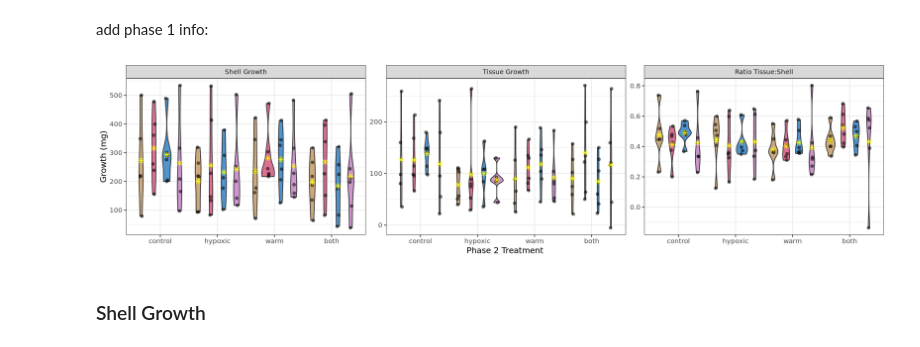
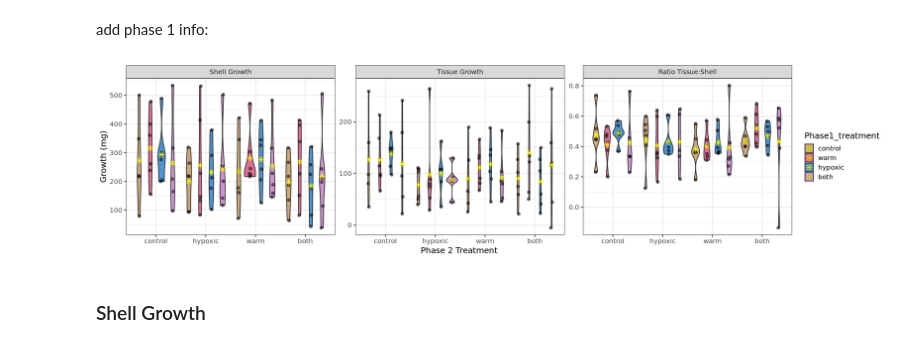
Before and after one commit to jgmcdonough/CE24_RNA-seq, a Jupyter notebook: analysis/growth/growth_treatments.ipynb, the cells around one changed output. Drawn from its saved outputs; the diff is of its cells as text; code cells hidden in the pictures.

Commit message:
add guide back

```diff
--- a/analysis/growth/growth_treatments.ipynb
+++ b/analysis/growth/growth_treatments.ipynb
@@ -125,35 +125,35 @@ p2.data$Phase2_treatment <- factor(p2.data$Phase2_treatment, levels = c('control
 # change facet wrap labels
 custom_labels <- as_labeller(c(
   "Actual_shell_growth_mg" = "Shell Growth",
   "Actual_tissue_growth_mg" = "Tissue Growth",
   "Ratio_tissue_shell_mg" = "Ratio Tissue:Shell"
 ))
 
 ggplot(p2.data, aes(x = Phase2_treatment, y = Growth_mg, fill = Phase1_treatment)) +
   geom_violin(position = position_dodge(width = 0.9)) +
   geom_point(
     alpha = 0.5,
     position = position_jitterdodge(
       jitter.width = 0.1,
       dodge.width = 0.9
     )
   ) +
   stat_summary(
     fun = "mean",
     geom = "point",
     shape = 8,
     size = 3,
     color = "yellow",
     position = position_dodge(width = 0.9)
   ) +
   scale_fill_manual(values = c("hypoxic" = "steelblue3", "warm" = "palevioletred",
                                "control" = "burlywood3", "both" = "plum3")) +
-  guides(fill = 'none') +
+  #guides(fill = 'none') +
   facet_wrap(~Growth_metric, scales = 'free', labeller = custom_labels) +
   theme_bw(base_size = 15) +
   labs(x = 'Phase 2 Treatment', y = 'Growth (mg)')
 # %% [output]
-[figure, old version]
+[figure, new version]
 # %% [markdown]
 ### Shell Growth
 # %% [markdown]
```
